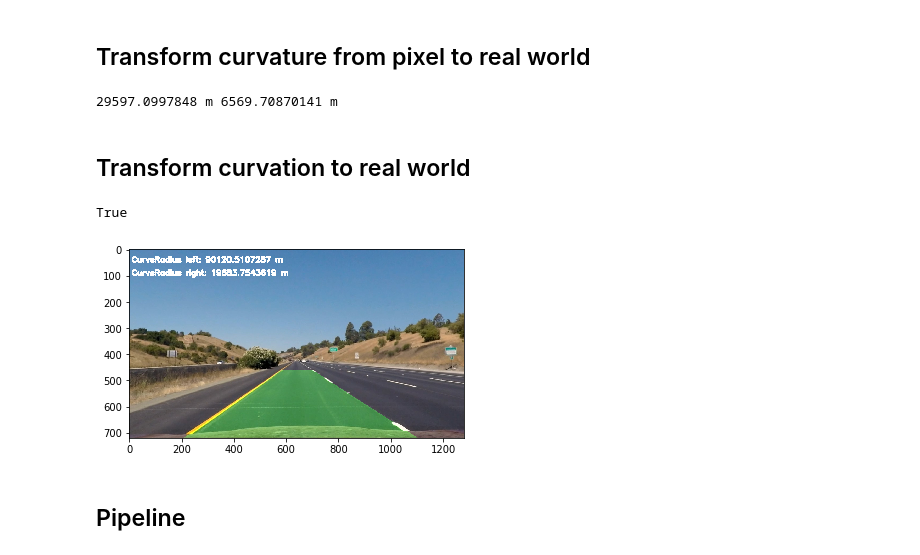
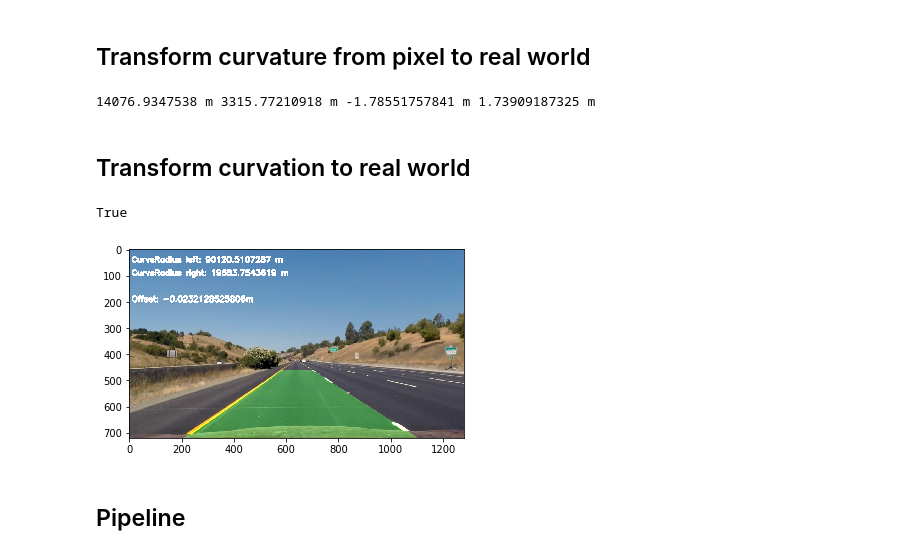
Before and after one commit to timoski/CarND-Advanced-Lane-Lines, a Jupyter notebook: advanced_lane_finding.ipynb, the cells around one changed output. Saved outputs shown, nothing was run; the diff lists cells and outputs as text; code cells hidden in the pictures.

```diff
--- a/advanced_lane_finding.ipynb
+++ b/advanced_lane_finding.ipynb
@@ -368,8 +368,8 @@ def measure_curvature_real(ploty, leftx,lefty, rightx, righty):
     Calculates the curvature of polynomial functions in meters.
     '''
     # Define conversions in x and y from pixels space to meters
-    ym_per_pix = 30/720 # meters per pixel in y dimension
-    xm_per_pix = 3.7/700 # meters per pixel in x dimension
+    ym_per_pix = 3.0/100 # meters per pixel in y dimension
+    xm_per_pix = 3.7/640 # meters per pixel in x dimension
 
     # Start by generating our fake example data
     # Make sure to feed in your real data instead in your project!
@@ -385,26 +385,28 @@ def measure_curvature_real(ploty, leftx,lefty, rightx, righty):
     left_curverad = ((1 + (2*left_fit_cr[0]*y_eval + left_fit_cr[1])**2)**1.5) / np.absolute(2*left_fit_cr[0])
     right_curverad = ((1 + (2*right_fit_cr[0]*y_eval + right_fit_cr[1])**2)**1.5) / np.absolute(2*right_fit_cr[0])
 
-    return left_curverad, right_curverad
+    return left_curverad, right_curverad, left_fit_cr[2] - (xm_per_pix*640), right_fit_cr[2] - (xm_per_pix*640)
 
 # Calculate the radius of curvature in meters for both lane lines
-left_curverad, right_curverad = measure_curvature_real(ploty, leftx, lefty, rightx, righty)
+left_curverad, right_curverad, offset_left, offset_right = measure_curvature_real(ploty, leftx, lefty, rightx, righty)
 
-print(left_curverad, 'm', right_curverad, 'm')
+print(left_curverad, 'm', right_curverad, 'm', offset_left, 'm', offset_right, 'm')
 # %% [output]
-29597.0997848 m 6569.70870141 m
+14076.9347538 m 3315.77210918 m -1.78551757841 m 1.73909187325 m
 # %% [markdown]
 ## Transform curvation to real world
 # %%
-def PutTextToImage(img, l_cr, r_cr):
+def PutTextToImage(img, l_cr, r_cr, offset):
     font                   = cv2.FONT_HERSHEY_SIMPLEX
     position_l               = (10,50)
     position_r               = (10,100)
+    position_o               = (10,200)
     fontScale              = 1
     fontColor              = (255,255,255)
     lineType               = 5
     text='CurveRadius left: ' + str(l_cr) + ' m'
     text2='CurveRadius right: ' + str(r_cr) + ' m'
+    text3='Offset: ' + str(offset) + 'm'
     cv2.putText(img,text,
         position_l,
         font,
@@ -413,37 +415,43 @@ def PutTextToImage(img, l_cr, r_cr):
         lineType)
     cv2.putText(img,text2,
         position_r,
+        font,
+        fontScale,
+        fontColor,
+        lineType)
+    cv2.putText(img,text3,
+        position_o,
         font,
         fontScale,
         fontColor,
         lineType)
 
 def transformRealWorld(top_down, left_fitx, right_fitx, ploty, dst, src, undist):
     # Create an image to draw the lines on
     warp_zero = np.zeros_like(top_down).astype(np.uint8)
     color_warp = np.dstack((warp_zero, warp_zero, warp_zero))
     # Recast the x and y points into usable format for cv2.fillPoly()
     pts_left = np.array([np.transpose(np.vstack([left_fitx, ploty]))])
     pts_right = np.array([np.flipud(np.transpose(np.vstack([right_fitx, ploty])))])
     pts = np.hstack((pts_left, pts_right))
 
     # Draw the lane onto the warped blank image
     cv2.fillPoly(color_warp, np.int_([pts]), (0,255, 0))
 
     # Warp the blank back to original image space using inverse perspective matrix (Minv)
     Minv=cv2.getPerspectiveTransform(dst, src)
     newwarp = cv2.warpPerspective(color_warp, Minv, (undist.shape[1], undist.shape[0]))
     # Combine the result with the original image
     result = cv2.addWeighted(undist, 1, newwarp, 0.3, 0)
     return result
 
 resultimg=transformRealWorld(top_down, left_fitx, right_fitx, ploty, dst, src, undistorted)
-PutTextToImage(resultimg, left_cr, right_cr)
+PutTextToImage(resultimg, left_cr, right_cr, (offset_right+offset_left)/2)
 plt.imshow(cv2.cvtColor(resultimg, cv2.COLOR_RGB2BGR))
 cv2.imwrite('./output_images/warped_back_lines.jpg', resultimg)
 # %% [output]
 True
-[figure, old version]
+[figure, new version]
 # %% [markdown]
 ## Pipeline
 # %%
```
Also changed, not shown: parts of 4 cells of this notebook, 2 other files.
